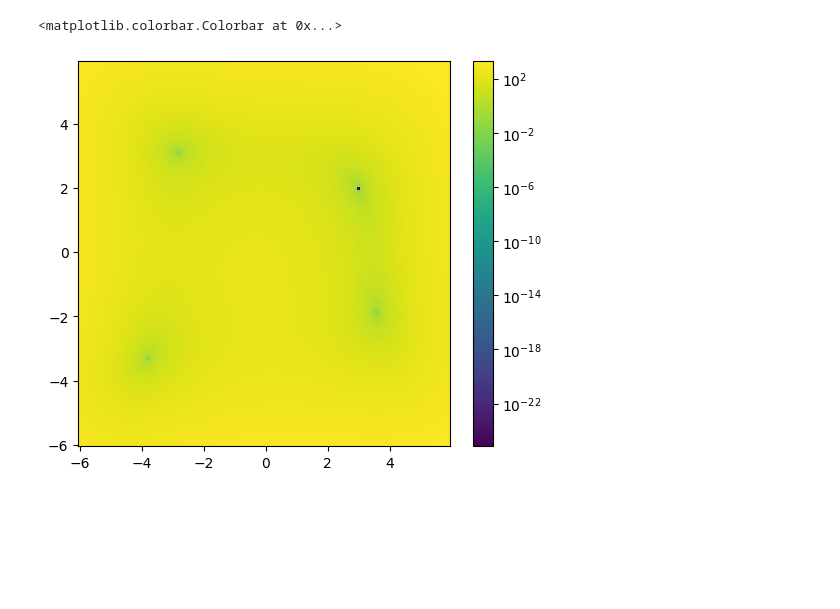
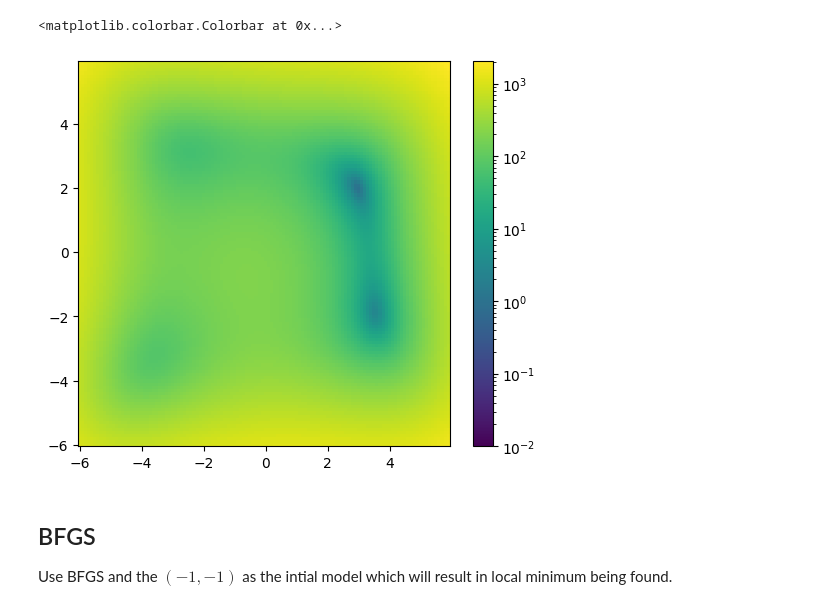
Before and after one commit to inlab-geo/cofi-examples, a Jupyter notebook: examples/test_functions_for_optimization/himmelblau.ipynb, the cells around one changed output. Saved outputs shown, nothing was run; the diff lists cells and outputs as text; code cells hidden in the pictures; blank space fills up the shorter version.

Commit message:
chore: Tdiy up Himmelblau example

```diff
--- a/examples/test_functions_for_optimization/himmelblau.ipynb
+++ b/examples/test_functions_for_optimization/himmelblau.ipynb
@@ -11,23 +30,23 @@ from cofi.utils import QuadraticReg
 
 np.random.seed(42)
 # %%
-def rosen(x):
-    return (x[0]**2+x[1]-11)**2+(x[0]+x[1]**2-7)**2
+def himmelblau(x):
+    return (x[0]**2+x[1]-11)**2+(x[0]+x[1]**2-7)**2+((x[0]-3)**2+(x[0]-2)**2)
 # %%
 # Initialize figure
 fig = plt.figure(figsize=(6, 5))
 ax = fig.gca()
 
 # Evaluate function
 X = np.arange(-6, 6, 0.1)
 Y = np.arange(-6, 6, 0.1)
 X, Y = np.meshgrid(X, Y)
-Z = rosen([X,Y])
-im = ax.pcolor(X,Y,Z, norm=colors.LogNorm(vmin=Z.min(), vmax=Z.max()))
+Z = himmelblau([X,Y])
+im = ax.pcolor(X,Y,Z, norm=colors.LogNorm(vmin=10**-2, vmax=Z.max()))
 fig.colorbar(im)
 # %% [output]
 <matplotlib.colorbar.Colorbar at 0x...>
-[figure, old version]
+[figure, new version]
 # %%
 # Define the Base Problem
 inv_problem = BaseProblem()
@@ -36,5 +55,8 @@ inv_problem.set_objective(rosen)
 inv_problem.set_model_shape((2))
 inv_problem.set_initial_model([-1,-1])
+# %% [markdown]
+## BFGS
+Use BFGS and the $(-1,-1)$ as the intial model which will result in local minimum being found.
 # %%
 # Define the inverse options
 inv_options = InversionOptions()
```
Also changed, not shown: parts of 10 cells of this notebook, 2 other files.
